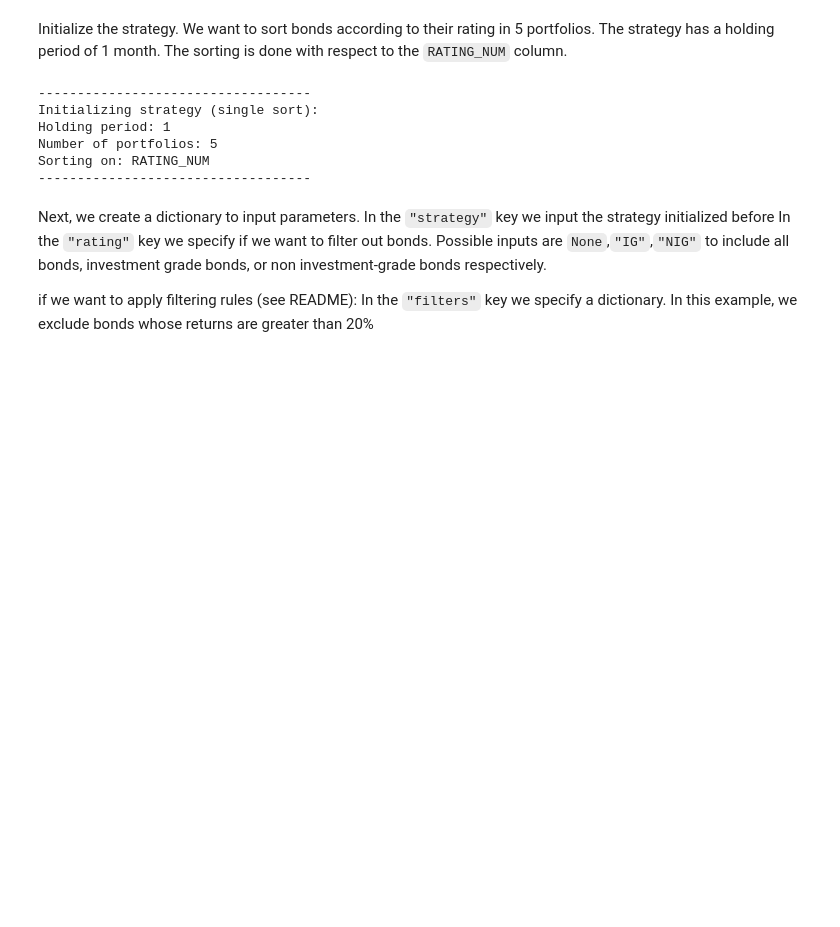
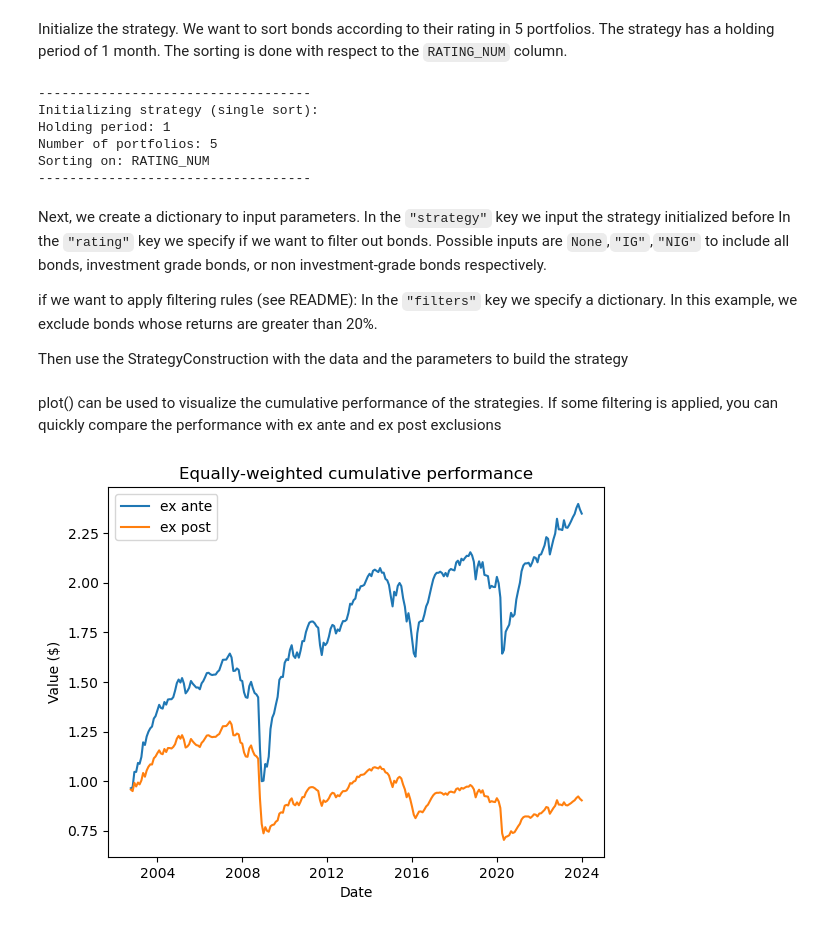
Before and after one commit to GiulioRossetti94/PyBondLab, a Jupyter notebook: example_ratings.ipynb, the cells around one changed output. Drawn from its saved outputs; the diff is of its cells as text; code cells hidden in the pictures; blank space fills up the shorter version.

```diff
--- a/example_ratings.ipynb
+++ b/example_ratings.ipynb
@@ -44,4 +49,6 @@ In the `"strategy"` key we input the strategy initialized before
 In the `"rating"` key we specify if we want to filter out bonds. Possible inputs are `None`,`"IG"`,`"NIG"` to include all bonds, investment grade bonds, or non investment-grade bonds respectively.
 
 if we want to apply filtering rules (see README):
-In the `"filters"` key we specify a dictionary. In this example, we exclude bonds whose returns are greater than 20%
+In the `"filters"` key we specify a dictionary. In this example, we exclude bonds whose returns are greater than 20%.
+
+Then use the StrategyConstruction with the data and the parameters to build the strategy
@@ -52,0 +55,17 @@ params = {'strategy': single_sort,
+# %%
+# parameters
+params = {'strategy': single_sort,
+          'rating':None,
+          'filters':{"adj":"trim","level":0.2},
+}
+
+data = tbl1.copy()
+# Fit the strategy to the data. Specify ID identifier and column of returns
+RESULTS = pbl.StrategyFormation(data, **params).fit(IDvar = "ISSUE_ID",RETvar = "RET_L5M")
+# %% [markdown]
+plot() can be used to visualize the cumulative performance of the strategies.
+If some filtering is applied, you can quickly compare the performance with ex ante and ex post exclusions
+# %%
+RESULTS.plot()
+# %% [output]
+[figure, added]
```
Also changed, not shown: parts of 7 cells of this notebook.
